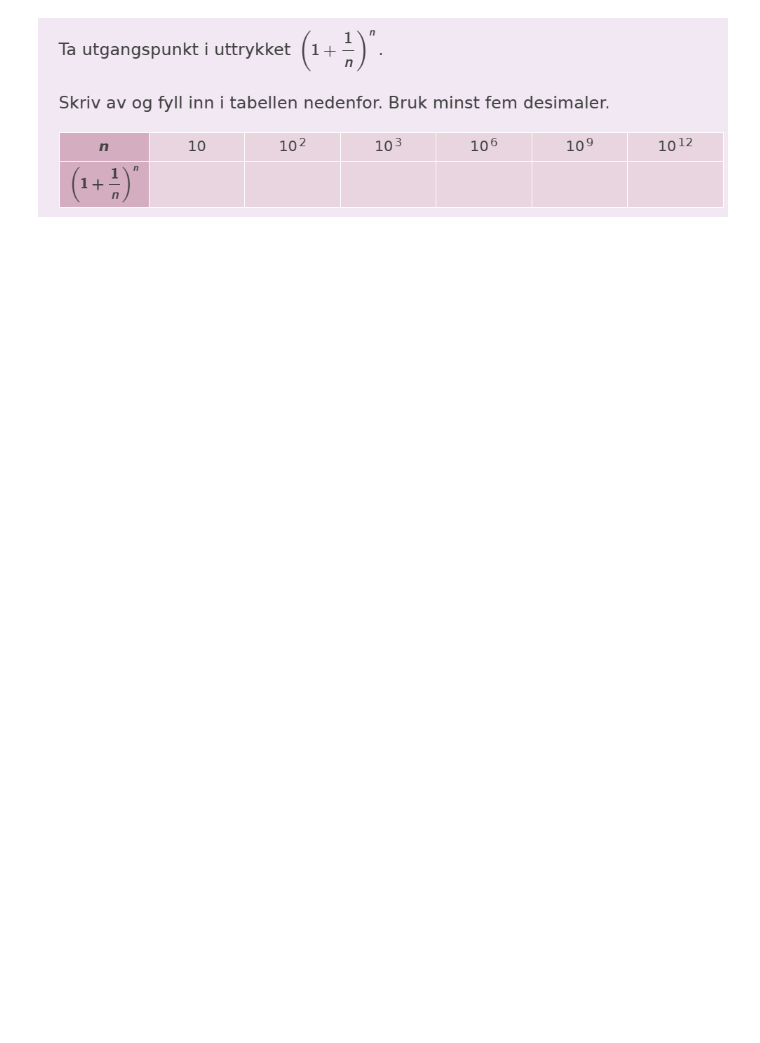
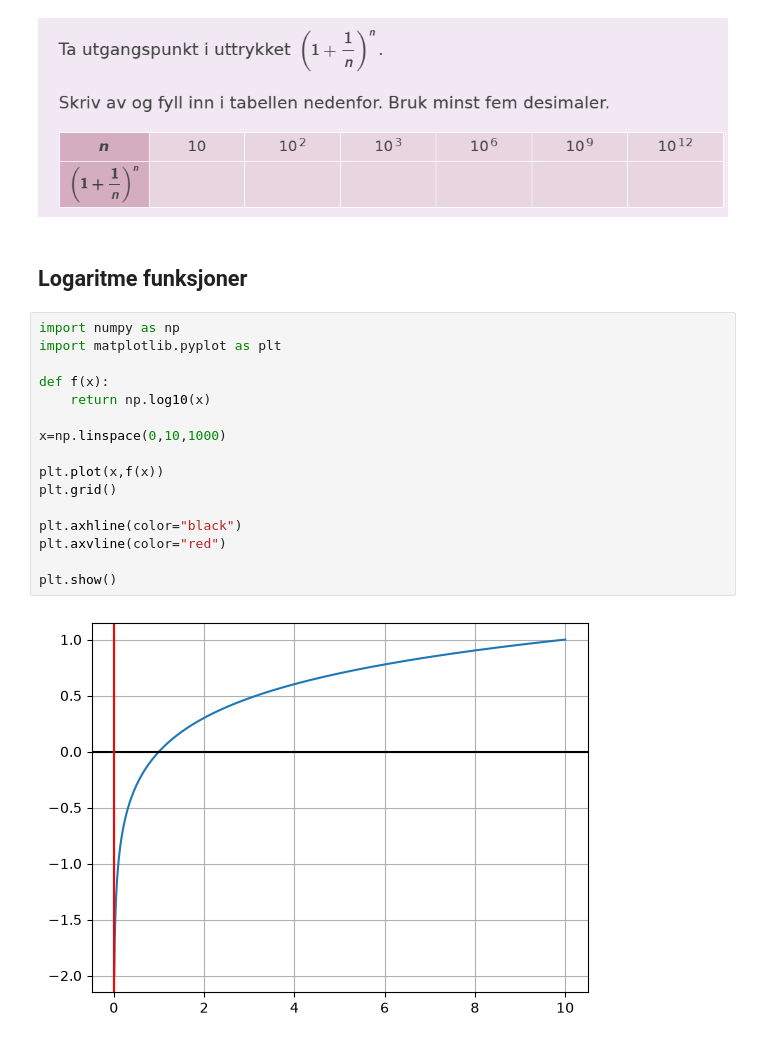
Before and after one commit to MagnusStoylen1991/Matematikk-R1, a Jupyter notebook: kap1.ipynb, the cells around one changed output. Cells and saved outputs as stored; diff of their text form; blank space fills up the shorter version.

```diff
--- a/kap1.ipynb
+++ b/kap1.ipynb
@@ -15,2 +19,22 @@ Finn 10-er logaritmen av 500
 # %% [markdown]
 ![image.png](attachment:image.png)
+# %% [markdown]
+## Logaritme funksjoner
+# %%
+import numpy as np
+import matplotlib.pyplot as plt
+
+def f(x):
+    return np.log10(x)
+
+x=np.linspace(0,10,1000)
+
+plt.plot(x,f(x))
+plt.grid()
+
+plt.axhline(color="black")
+plt.axvline(color="red")
+
+plt.show()
+# %% [output]
+[figure, added]
```
Also changed, not shown: parts of 1 cell of this notebook.
